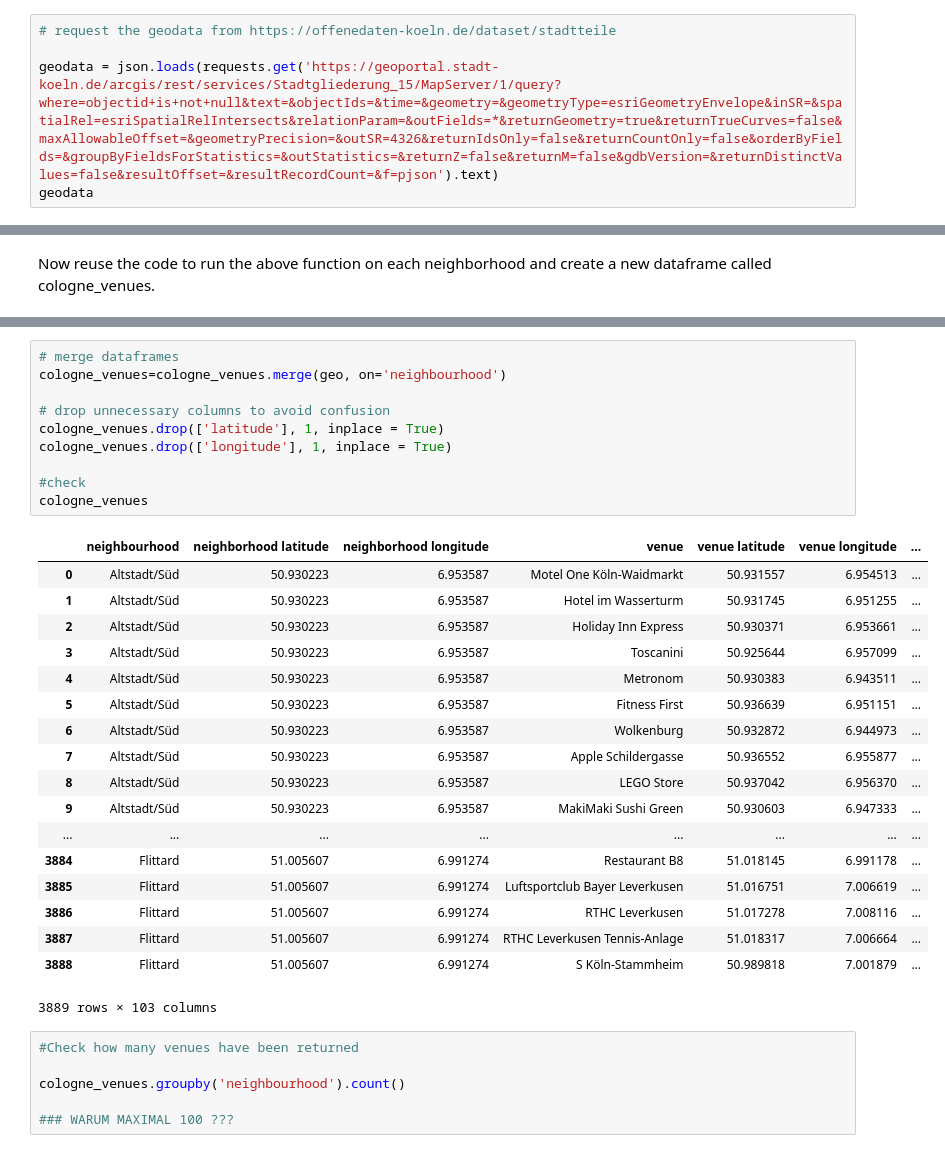
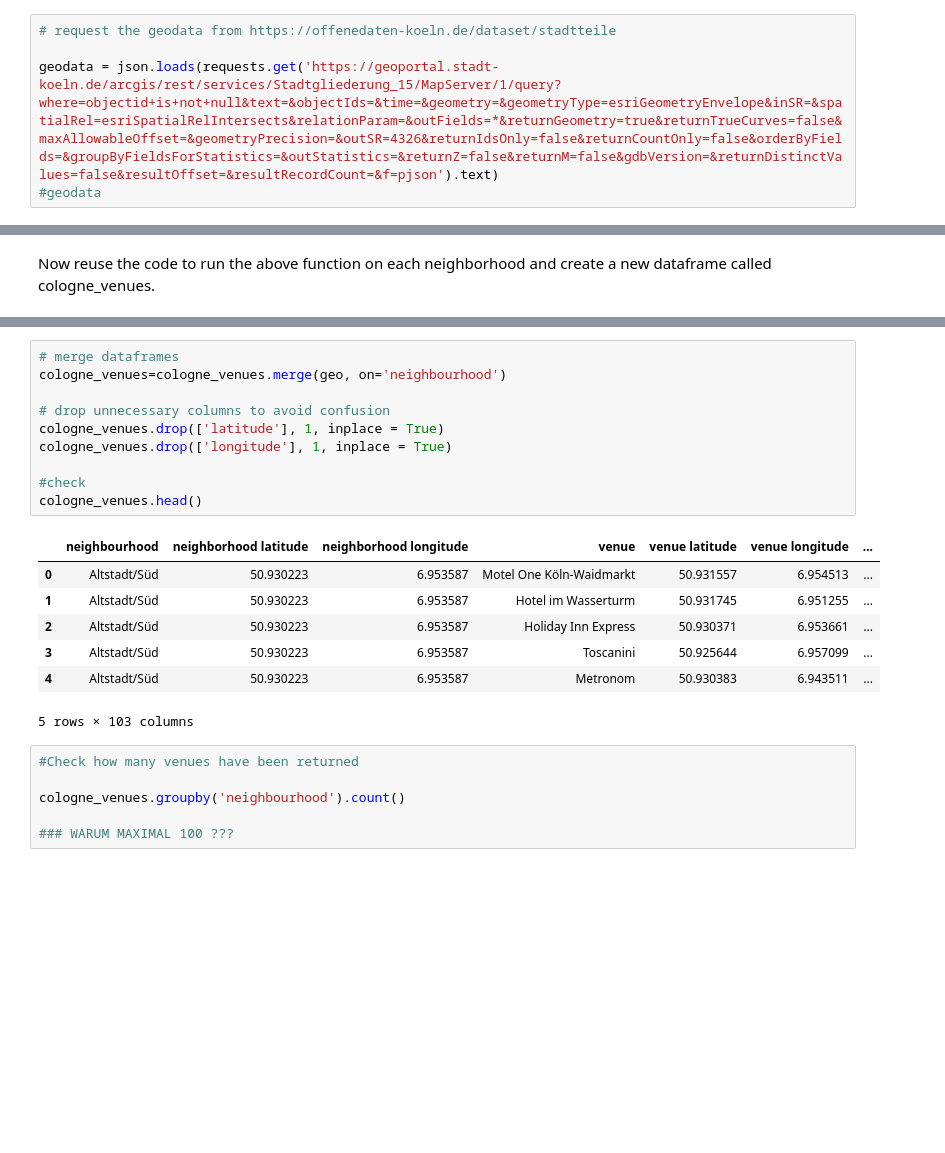
Before and after one commit to drjennym/Coursera_Capstone, a Jupyter notebook: Capstone Project - The Battle of Neighbourhoods - Introduction & Data.ipynb, the cells around one changed output, grey strips where cells are left out. Drawn from its saved outputs; the diff is of its cells as text; blank space fills up the shorter version.

```diff
--- a/Capstone Project - The Battle of Neighbourhoods - Introduction & Data.ipynb
+++ b/Capstone Project - The Battle of Neighbourhoods - Introduction & Data.ipynb
@@ -60,4 +60,4 @@ I use basically two data sources:
 # request the geodata from https://offenedaten-koeln.de/dataset/stadtteile
 
 geodata = json.loads(requests.get('https://geoportal.stadt-koeln.de/arcgis/rest/services/Stadtgliederung_15/MapServer/1/query?where=objectid+is+not+null&text=&objectIds=&time=&geometry=&geometryType=esriGeometryEnvelope&inSR=&spatialRel=esriSpatialRelIntersects&relationParam=&outFields=*&returnGeometry=true&returnTrueCurves=false&maxAllowableOffset=&geometryPrecision=&outSR=4326&returnIdsOnly=false&returnCountOnly=false&orderByFields=&groupByFieldsForStatistics=&outStatistics=&returnZ=false&returnM=false&gdbVersion=&returnDistinctValues=false&resultOffset=&resultRecordCount=&f=pjson').text)
-geodata
+#geodata
@@ -1045,32 +1027,21 @@ Flittard
 # %%
 # merge dataframes
 cologne_venues=cologne_venues.merge(geo, on='neighbourhood')
 
 # drop unnecessary columns to avoid confusion
 cologne_venues.drop(['latitude'], 1, inplace = True)
 cologne_venues.drop(['longitude'], 1, inplace = True)
 
 #check
-cologne_venues
+cologne_venues.head()
 # %% [output]
 |  | neighbourhood | neighborhood latitude | neighborhood longitude | venue | venue latitude | venue longitude | ... |
 | 0 | Altstadt/Süd | 50.930223 | 6.953587 | Motel One Köln-Waidmarkt | 50.931557 | 6.954513 | ... |
 | 1 | Altstadt/Süd | 50.930223 | 6.953587 | Hotel im Wasserturm | 50.931745 | 6.951255 | ... |
 | 2 | Altstadt/Süd | 50.930223 | 6.953587 | Holiday Inn Express | 50.930371 | 6.953661 | ... |
 | 3 | Altstadt/Süd | 50.930223 | 6.953587 | Toscanini | 50.925644 | 6.957099 | ... |
 | 4 | Altstadt/Süd | 50.930223 | 6.953587 | Metronom | 50.930383 | 6.943511 | ... |
-| 5 | Altstadt/Süd | 50.930223 | 6.953587 | Fitness First | 50.936639 | 6.951151 | ... |
-| 6 | Altstadt/Süd | 50.930223 | 6.953587 | Wolkenburg | 50.932872 | 6.944973 | ... |
-| 7 | Altstadt/Süd | 50.930223 | 6.953587 | Apple Schildergasse | 50.936552 | 6.955877 | ... |
-| 8 | Altstadt/Süd | 50.930223 | 6.953587 | LEGO Store | 50.937042 | 6.956370 | ... |
-| 9 | Altstadt/Süd | 50.930223 | 6.953587 | MakiMaki Sushi Green | 50.930603 | 6.947333 | ... |
-| ... | ... | ... | ... | ... | ... | ... | ... |
-| 3884 | Flittard | 51.005607 | 6.991274 | Restaurant B8 | 51.018145 | 6.991178 | ... |
-| 3885 | Flittard | 51.005607 | 6.991274 | Luftsportclub Bayer Leverkusen | 51.016751 | 7.006619 | ... |
-| 3886 | Flittard | 51.005607 | 6.991274 | RTHC Leverkusen | 51.017278 | 7.008116 | ... |
-| 3887 | Flittard | 51.005607 | 6.991274 | RTHC Leverkusen Tennis-Anlage | 51.018317 | 7.006664 | ... |
-| 3888 | Flittard | 51.005607 | 6.991274 | S Köln-Stammheim | 50.989818 | 7.001879 | ... |
-3889 rows × 103 columns
+5 rows × 103 columns
 # %%
 #Check how many venues have been returned
 
```
Also changed, not shown: parts of 2 cells of this notebook.
